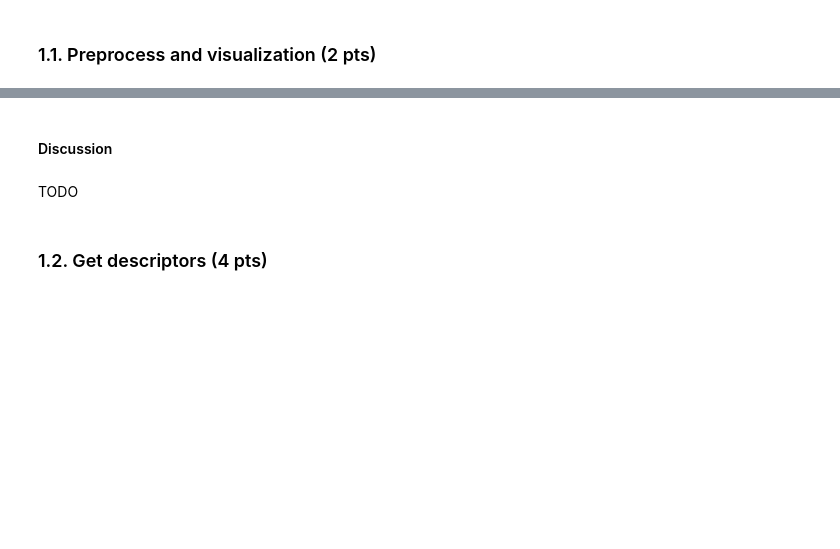
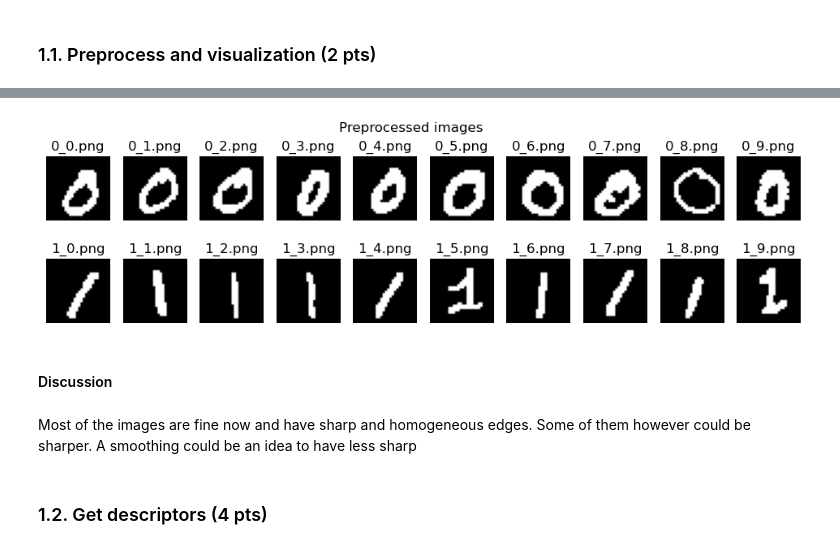
Before and after one commit to LTS5/iapr, a Jupyter notebook: labs/lab_02_object_description.ipynb, the cells around one changed output, grey strips where cells are left out. Saved outputs shown, nothing was run; the diff lists cells and outputs as text; code cells hidden in the pictures; blank space fills up the shorter version.

```diff
--- a/labs/lab_02_object_description.ipynb
+++ b/labs/lab_02_object_description.ipynb
@@ -129,23 +164,25 @@ In this part you will use images of "0"s and "1"s.
 # %%
-# TODO: Fill the lists below with your preprocessed images of "0"s and "1"s
-zeros = []
-ones = []
+## TODO: Fill the lists below with your preprocessed images of "0"s and "1"s
+zeros = zeros_im_bin
+ones = ones_im_bin
 
 # Plot images
 fig, axes = plt.subplots(2, len(zeros), figsize=(12, 3))
 for ax, im, nm in zip(axes[0], zeros, zeros_names):
     ax.imshow(im, cmap='gray')
     ax.axis('off')
     ax.set_title(nm)
 for ax, im, nm in zip(axes[1], ones, ones_names):
     ax.imshow(im, cmap='gray')
     ax.axis('off')
     ax.set_title(nm)
 fig.suptitle("Preprocessed images")
 plt.show()
+# %% [output]
+[figure, added]
 # %% [markdown]
 #### Discussion
-# %% [markdown]
-TODO
+# %% [markdown]
+Most of the images are fine now and have sharp and homogeneous edges. Some of them however could be sharper. A smoothing could be an idea to have less sharp
 # %% [markdown]
 ### 1.2. Get descriptors (4 pts)
```
Also changed, not shown: parts of 11 cells of this notebook.
